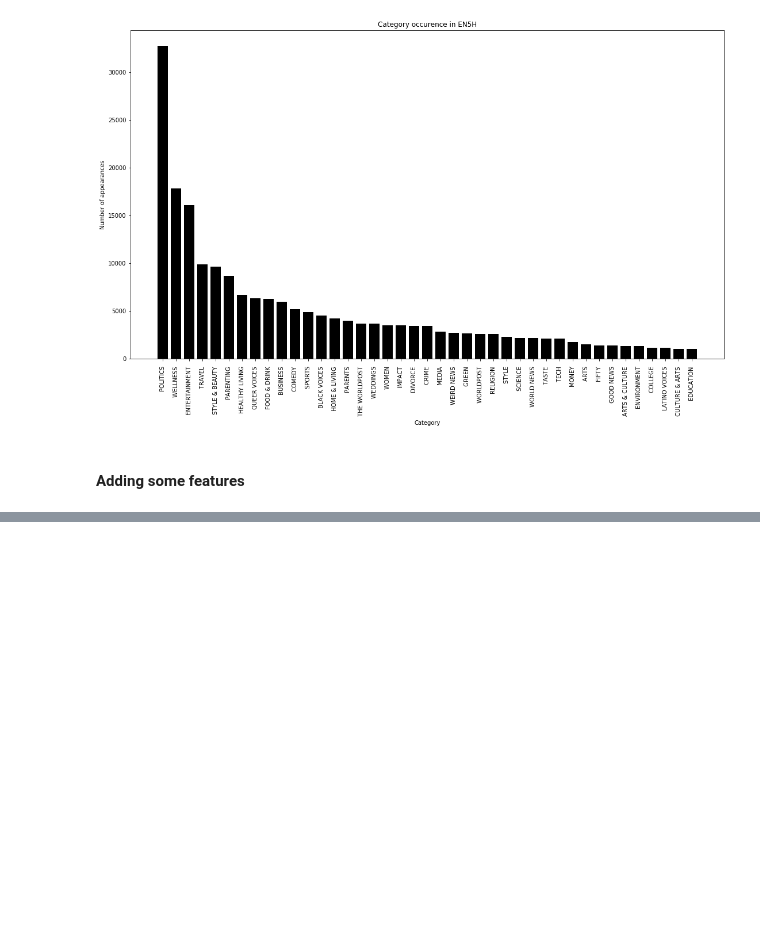
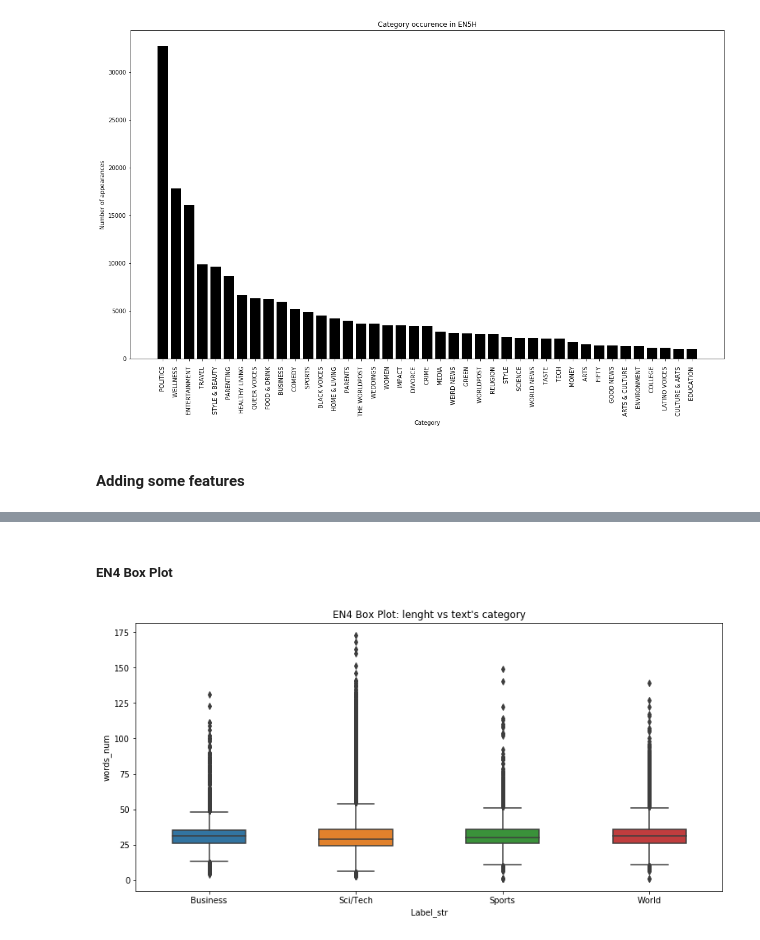
Before and after one commit to gennsev/tclass, a Jupyter notebook: Text Datasets/database_analysis_engineering.ipynb, the cells around one changed output, grey strips where cells are left out. Cells and saved outputs as stored; diff of their text form; code cells hidden in the pictures; blank space fills up the shorter version.

```diff
--- a/Text Datasets/database_analysis_engineering.ipynb
+++ b/Text Datasets/database_analysis_engineering.ipynb
@@ -241,0 +259,8 @@ EN_41_new.head()
+# %% [markdown]
+##### EN4 Box Plot
+# %%
+plt.figure(figsize=(12.8,6))
+plt.title("EN4 Box Plot: lenght vs text's category")
+sns.boxplot(data=EN4, x='Label_str', y='words_num', width=.5);
+# %% [output]
+[figure, added]
```
Also changed, not shown: parts of 28 cells of this notebook.
